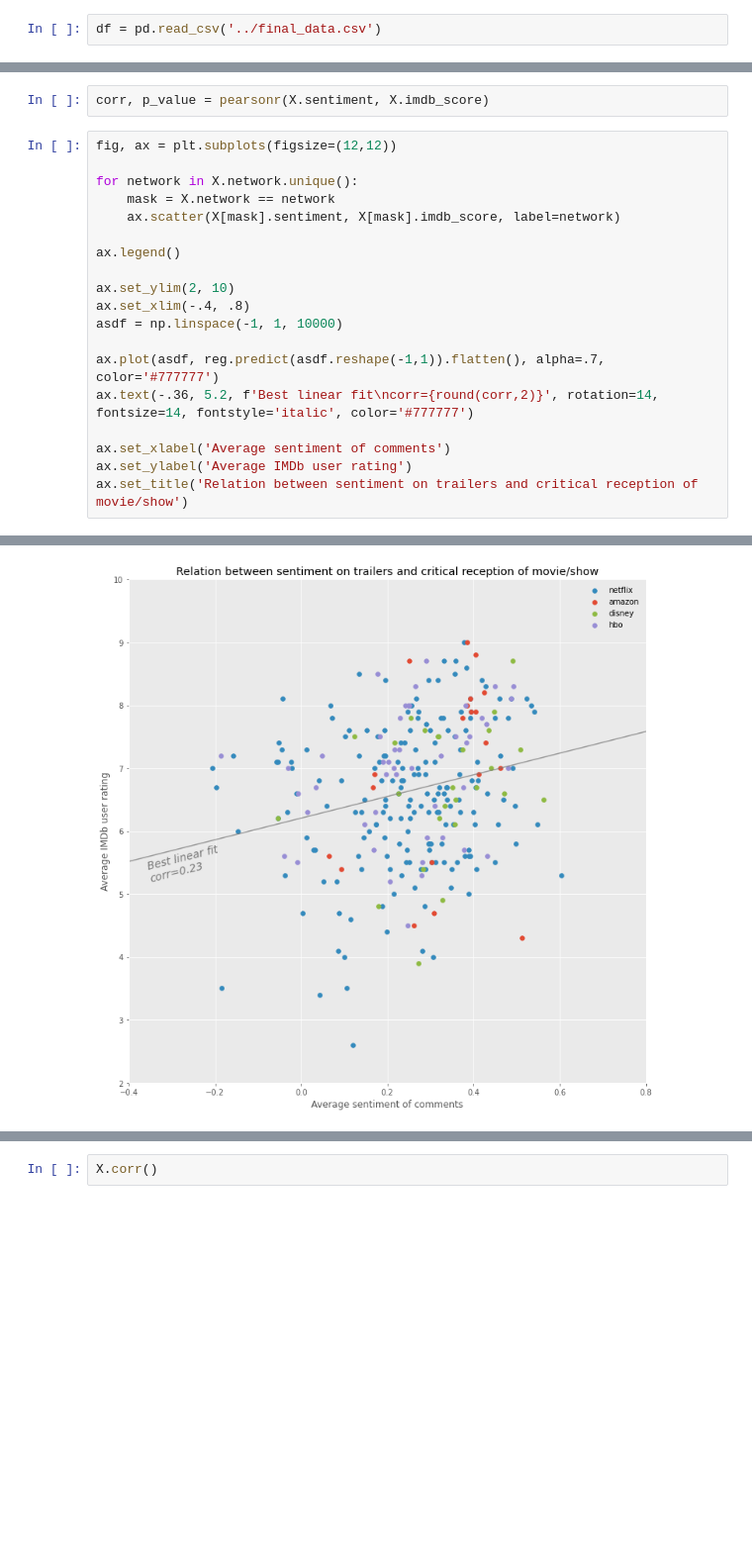
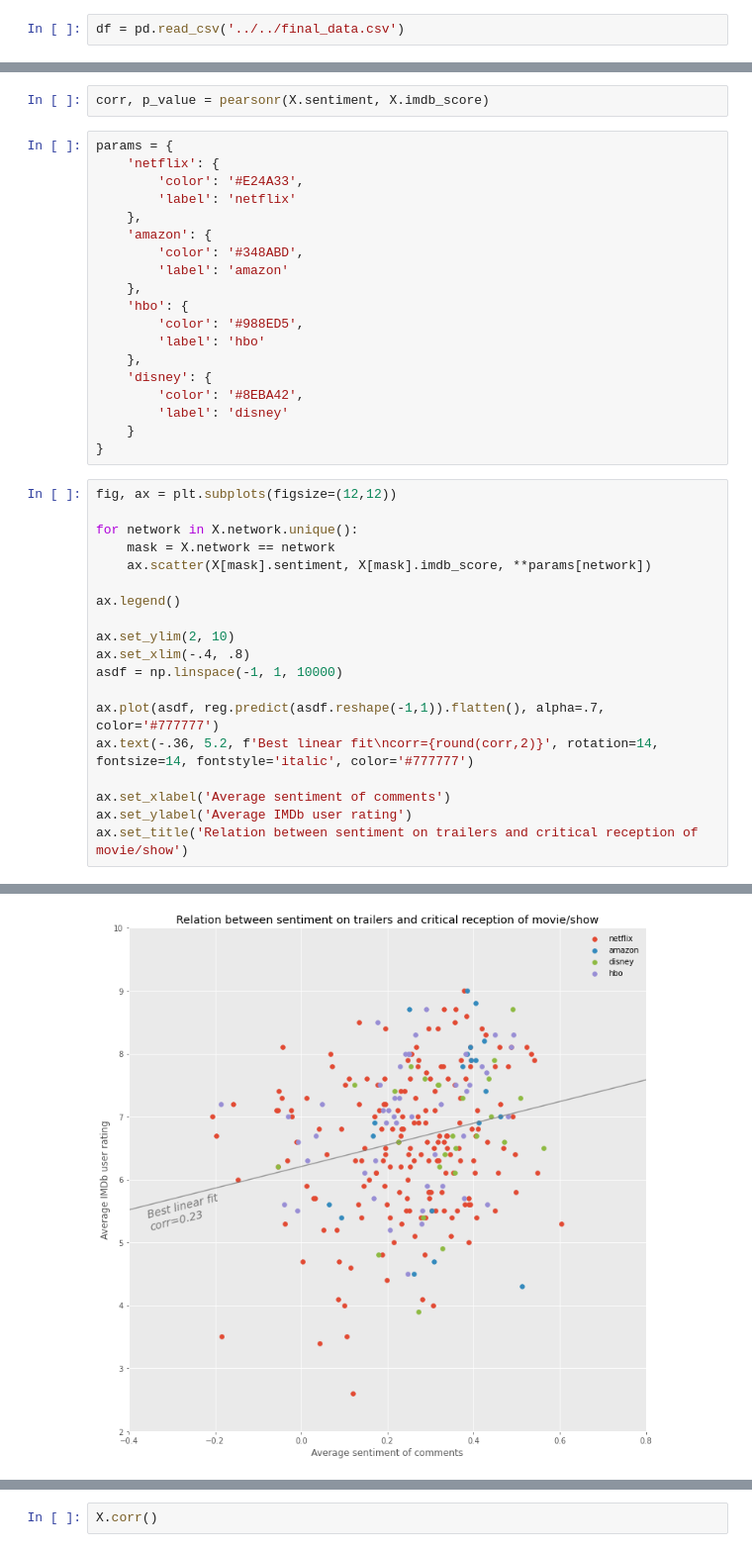
Before and after one commit to Marcus-Friis/data-in-the-wild, a Jupyter notebook: notebooks/reports/scatter_relation.ipynb, the cells around one changed output, grey strips where cells are left out. Shown at 99% size. Drawn from its saved outputs; the diff is of its cells as text; blank space fills up the shorter version.

```diff
--- a/notebooks/reports/scatter_relation.ipynb
+++ b/notebooks/reports/scatter_relation.ipynb
@@ -17,7 +17,7 @@ from sklearn.linear_model import LinearRegression
 
 from scipy.stats import pearsonr
 # %%
-df = pd.read_csv('../final_data.csv')
+df = pd.read_csv('../../final_data.csv')
 # %%
 #mask = df.comment_idx < 0
 mean_scores = df.groupby(['videoId', 'primaryTitle']).agg(
@@ -38,25 +38,44 @@ reg.fit(X.sentiment.to_numpy().reshape(-1, 1), X.imdb_score.to_numpy().reshape(-
 LinearRegression()
 # %%
 corr, p_value = pearsonr(X.sentiment, X.imdb_score)
+# %%
+params = {
+    'netflix': {
+        'color': '#E24A33',
+        'label': 'netflix'
+    },
+    'amazon': {
+        'color': '#348ABD',
+        'label': 'amazon'
+    },
+    'hbo': {
+        'color': '#988ED5',
+        'label': 'hbo'
+    },
+    'disney': {
+        'color': '#8EBA42',
+        'label': 'disney'
+    }
+}
 # %%
 fig, ax = plt.subplots(figsize=(12,12))
 
 for network in X.network.unique():
     mask = X.network == network
-    ax.scatter(X[mask].sentiment, X[mask].imdb_score, label=network)
+    ax.scatter(X[mask].sentiment, X[mask].imdb_score, **params[network])
 
 ax.legend()
 
 ax.set_ylim(2, 10)
 ax.set_xlim(-.4, .8)
 asdf = np.linspace(-1, 1, 10000)
 
 ax.plot(asdf, reg.predict(asdf.reshape(-1,1)).flatten(), alpha=.7, color='#777777')
 ax.text(-.36, 5.2, f'Best linear fit\ncorr={round(corr,2)}', rotation=14, fontsize=14, fontstyle='italic', color='#777777')
 
 ax.set_xlabel('Average sentiment of comments')
 ax.set_ylabel('Average IMDb user rating')
 ax.set_title('Relation between sentiment on trailers and critical reception of movie/show')
 # %% [output]
 Text(0.5, 1.0, 'Relation between sentiment on trailers and critical reception of movie/show')
-[figure, old version]
+[figure, new version]
```
Also changed, not shown: parts of 2 cells of this notebook, 2 other files.
